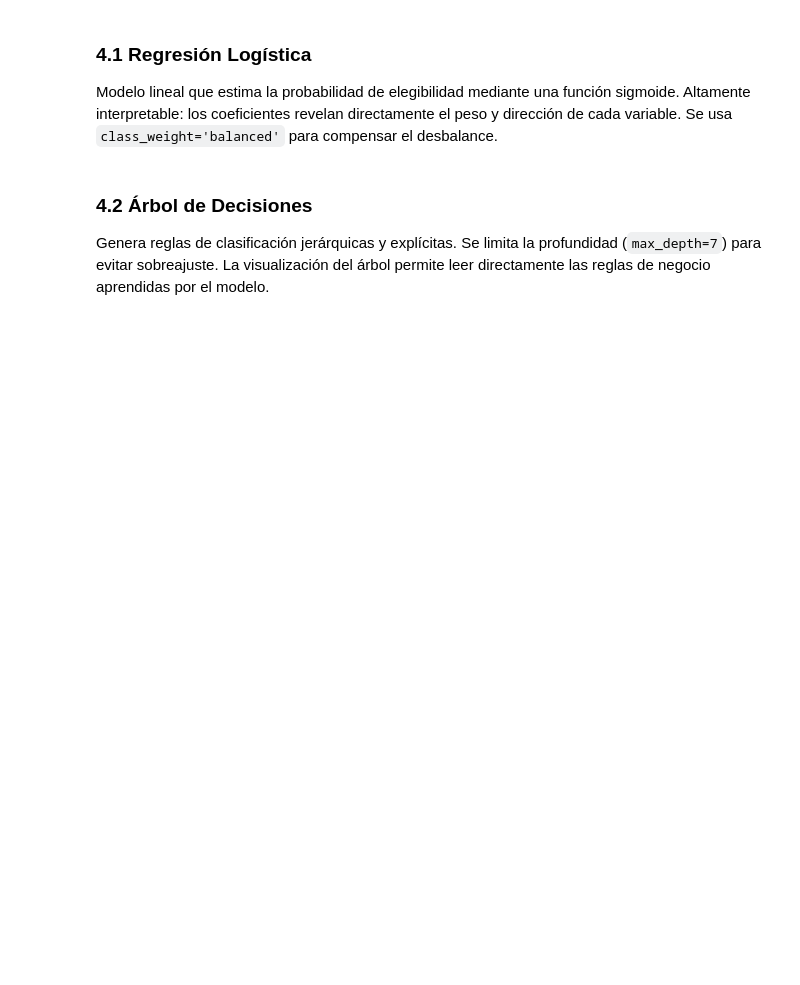
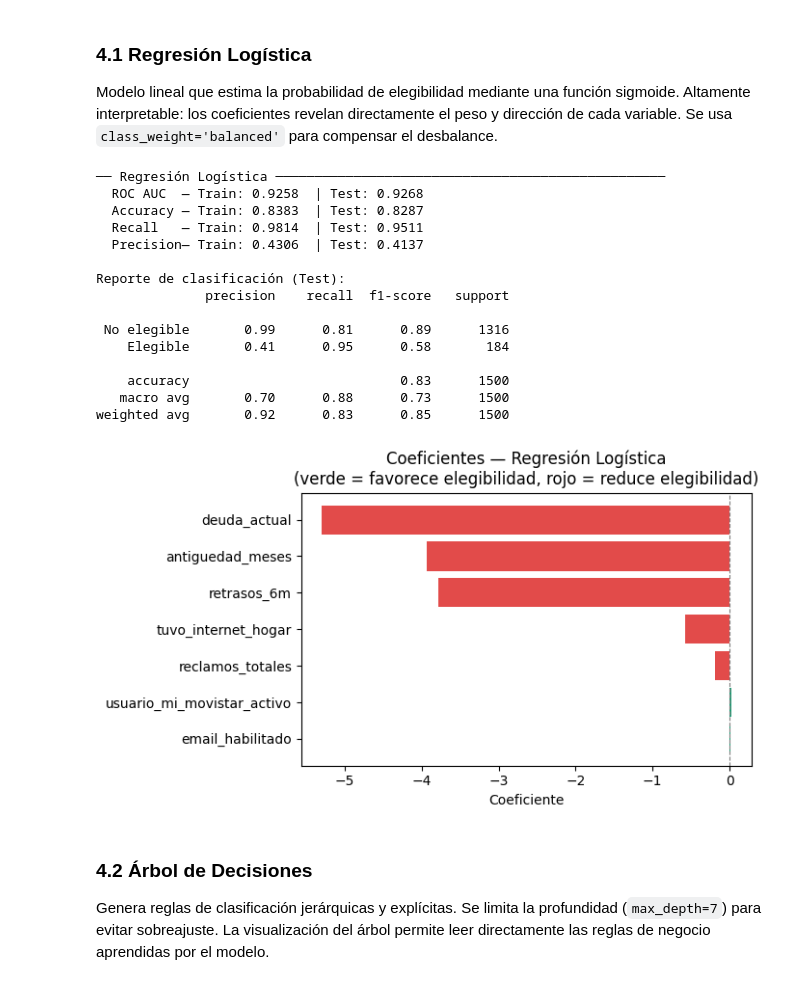
Before and after one commit to duardnek/predicci-n-clientes-internet-hogar, a Jupyter notebook: Python_Avanzado_Grupo_1_Entregable_Final_V7.ipynb, the cells around one changed output. Saved outputs shown, nothing was run; the diff lists cells and outputs as text; code cells hidden in the pictures; blank space fills up the shorter version.

```diff
--- a/Python_Avanzado_Grupo_1_Entregable_Final_V7.ipynb
+++ b/Python_Avanzado_Grupo_1_Entregable_Final_V7.ipynb
@@ -1005,35 +1068,52 @@ pipe_lr = Pipeline([
     ('model',   LogisticRegression(max_iter=1000, class_weight='balanced', random_state=42))
 ])
 pipe_lr.fit(X_train, y_train)
 
 proba_lr_train = pipe_lr.predict_proba(X_train)[:, 1]
 proba_lr_test  = pipe_lr.predict_proba(X_test)[:, 1]
 pred_lr_train  = pipe_lr.predict(X_train)
 pred_lr_test   = pipe_lr.predict(X_test)
 
 print("── Regresión Logística ──────────────────────────────────────────────────")
 print(f"  ROC AUC  — Train: {roc_auc_score(y_train, proba_lr_train):.4f}  | Test: {roc_auc_score(y_test, proba_lr_test):.4f}")
 print(f"  Accuracy — Train: {accuracy_score(y_train, pred_lr_train):.4f}  | Test: {accuracy_score(y_test, pred_lr_test):.4f}")
 print(f"  Recall   — Train: {recall_score(y_train, pred_lr_train):.4f}  | Test: {recall_score(y_test, pred_lr_test):.4f}")
 print(f"  Precision— Train: {precision_score(y_train, pred_lr_train, zero_division=0):.4f}  | Test: {precision_score(y_test, pred_lr_test, zero_division=0):.4f}")
 print()
 print("Reporte de clasificación (Test):")
 print(classification_report(y_test, pred_lr_test, target_names=['No elegible', 'Elegible']))
 
 coef_df = pd.DataFrame({
     'Feature':     FEATURES,
     'Coeficiente': pipe_lr.named_steps['model'].coef_[0]
 }).sort_values('Coeficiente', key=abs, ascending=True)
 
 fig, ax = plt.subplots(figsize=(7, 4))
 colores = ['#E24B4A' if c < 0 else '#1D9E75' for c in coef_df['Coeficiente']]
 ax.barh(coef_df['Feature'], coef_df['Coeficiente'], color=colores)
 ax.axvline(0, color='gray', lw=0.8, ls='--')
-ax.set_title('Coeficientes — Regresión Logística
-(verde = favorece elegibilidad, rojo = reduce elegibilidad)')
+ax.set_title('''Coeficientes — Regresión Logística
+(verde = favorece elegibilidad, rojo = reduce elegibilidad)''')
 ax.set_xlabel('Coeficiente')
 plt.tight_layout()
 plt.show()
+# %% [output]
+── Regresión Logística ──────────────────────────────────────────────────
+  ROC AUC  — Train: 0.9258  | Test: 0.9268
+  Accuracy — Train: 0.8383  | Test: 0.8287
+  Recall   — Train: 0.9814  | Test: 0.9511
+  Precision— Train: 0.4306  | Test: 0.4137
+
+Reporte de clasificación (Test):
+              precision    recall  f1-score   support
+
+ No elegible       0.99      0.81      0.89      1316
+    Elegible       0.41      0.95      0.58       184
+
+    accuracy                           0.83      1500
+   macro avg       0.70      0.88      0.73      1500
+weighted avg       0.92      0.83      0.85      1500
+[figure, added]
 # %% [markdown]
 ### 4.2 Árbol de Decisiones
 
```
Also changed, not shown: parts of 23 cells of this notebook.
